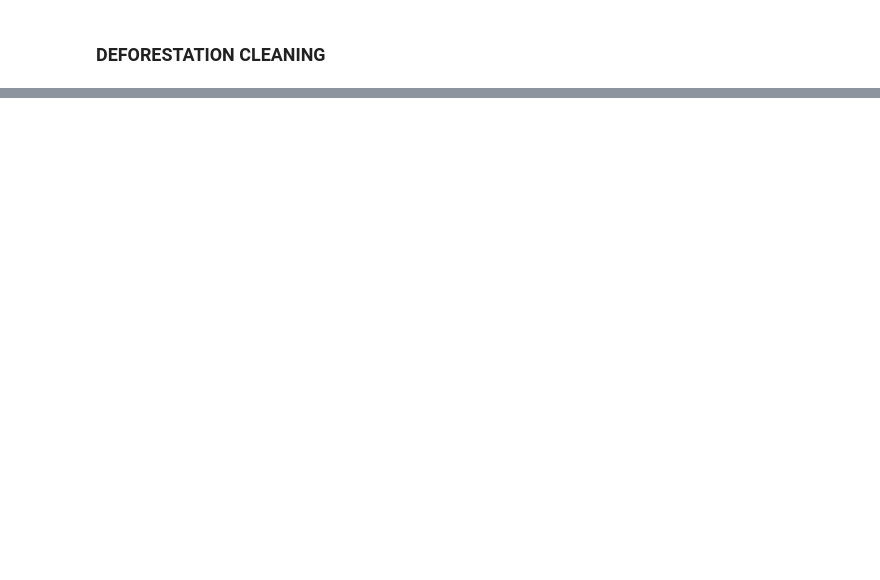
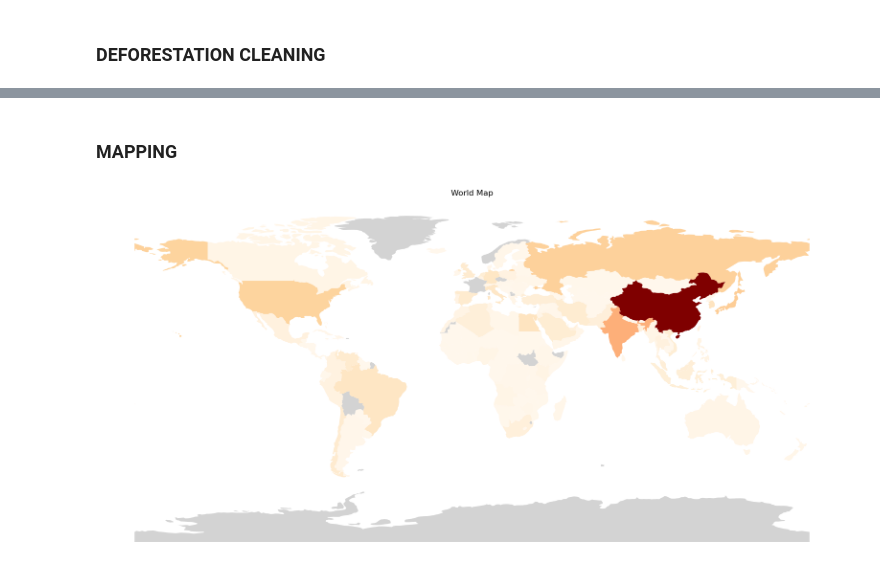
Before and after one commit to BenjaminIH/sql-database, a Jupyter notebook: main.ipynb, the cells around one changed output, grey strips where cells are left out. Cells and saved outputs as stored; diff of their text form; code cells hidden in the pictures; blank space fills up the shorter version.

```diff
--- a/main.ipynb
+++ b/main.ipynb
@@ -57,3 +94,24 @@ forest_df_latest.head()
 # %%
 #export clean deforestation csv
 forest_df_latest.to_csv('sources/clean/imported-deforestation-clean.csv', index=False)
+# %% [markdown]
+### MAPPING
+# %%
+# Load world shape data from geopandas
+world = gpd.read_file('maps/110m_cultural/ne_110m_admin_0_countries.shp')
+# %%
+# Merge with the world GeoDataFrame
+merged = world.merge(forest_df_latest, how='left', left_on='ISO_A3', right_on='code')
+# %%
+# Plot the map with filled shapes
+fig, ax = plt.subplots(1, 1, figsize=(20, 10))
+
+# Plot the countries with data
+merged.plot(column='imported_deforestation', cmap='OrRd', legend=False, ax=ax, missing_kwds={'color': 'lightgrey'})
+
+ax.axis('off')
+
+plt.title('World Map')
+plt.show()
+# %% [output]
+[figure, added]
```
Also changed, not shown: parts of 6 cells of this notebook, 4 other files.
